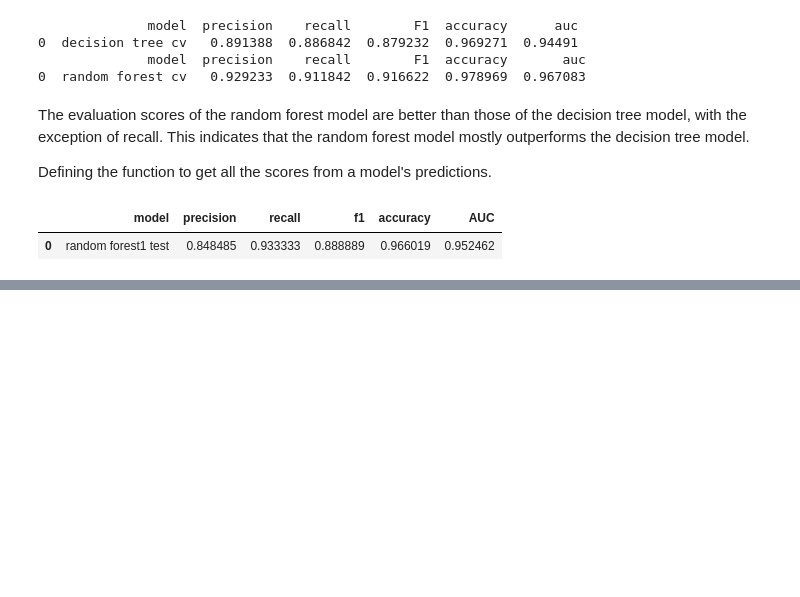
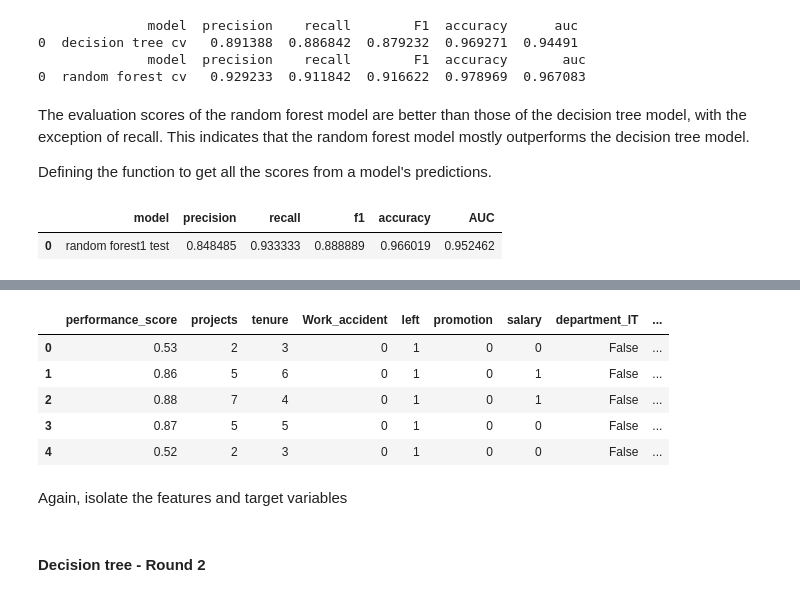
Before and after one commit to ajeronimoguerra/Case-Study-in-R---Amazon-BestBookselling-09-22, a Jupyter notebook: high-employee-turnover-rate.ipynb, the cells around one changed output, grey strips where cells are left out. Drawn from its saved outputs; the diff is of its cells as text; code cells hidden in the pictures; blank space fills up the shorter version.

Commit message:
Kaggle Notebook | High employee turnover rate | Random forest - Round 2

```diff
--- a/high-employee-turnover-rate.ipynb
+++ b/high-employee-turnover-rate.ipynb
@@ -959,0 +1019,15 @@ rf1_test_scores
+# %%
+# Drop the `average_monthly_hours` column
+df2 = df2.drop('average_hours', axis=1)
+
+# Display first few rows of resulting dataframe
+df2.head()
+# %% [output]
+|  | performance_score | projects | tenure | Work_accident | left | promotion | salary | department_IT | ... |
+| 0 | 0.53 | 2 | 3 | 0 | 1 | 0 | 0 | False | ... |
+| 1 | 0.86 | 5 | 6 | 0 | 1 | 0 | 1 | False | ... |
+| 2 | 0.88 | 7 | 4 | 0 | 1 | 0 | 1 | False | ... |
+| 3 | 0.87 | 5 | 5 | 0 | 1 | 0 | 0 | False | ... |
+| 4 | 0.52 | 2 | 3 | 0 | 1 | 0 | 0 | False | ... |
+# %% [markdown]
+Again, isolate the features and target variables
@@ -959,0 +1043,2 @@ rf1_test_scores
+# %% [markdown]
+#### Decision tree - Round 2
```
Also changed, not shown: parts of 19 cells of this notebook.
